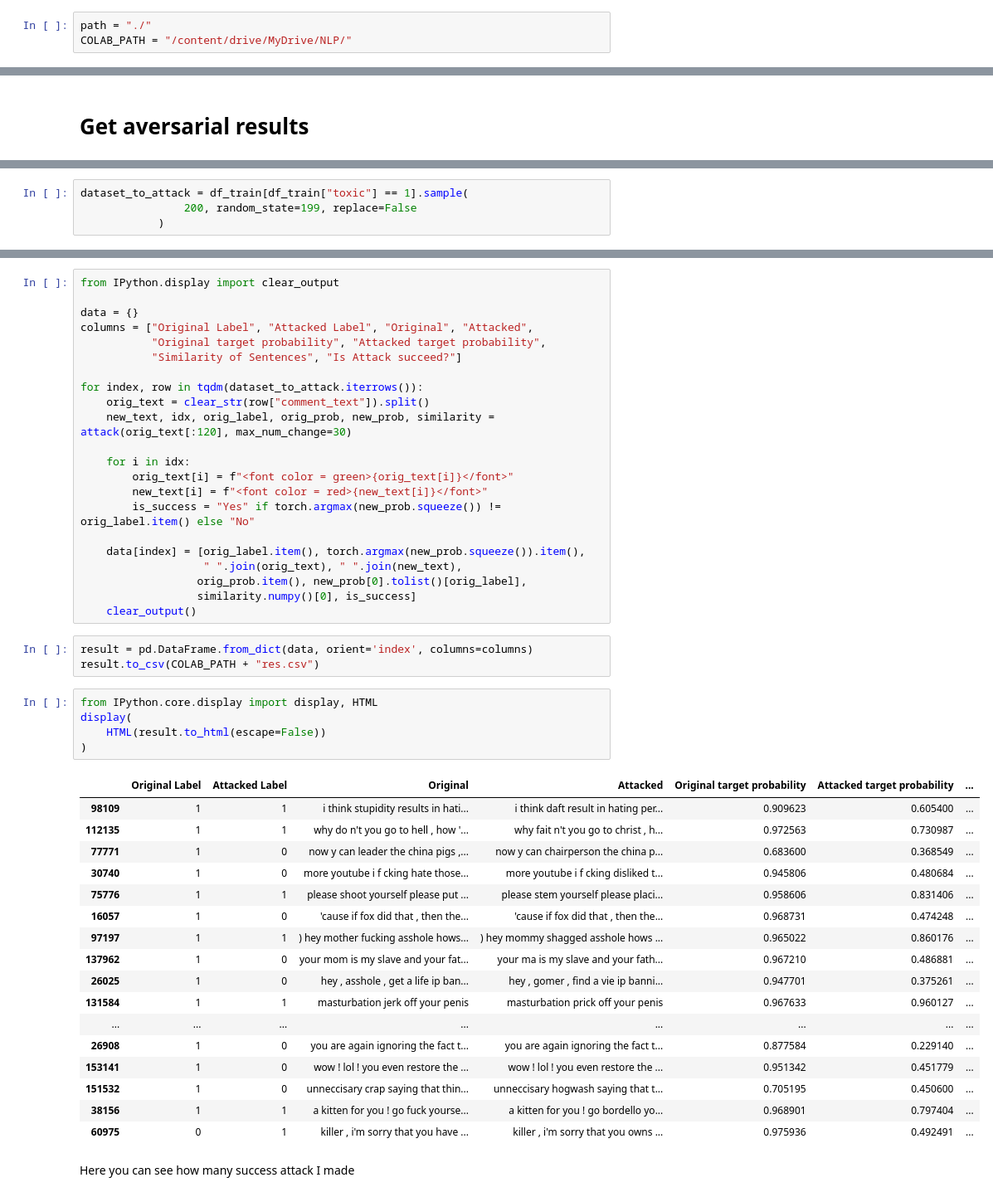
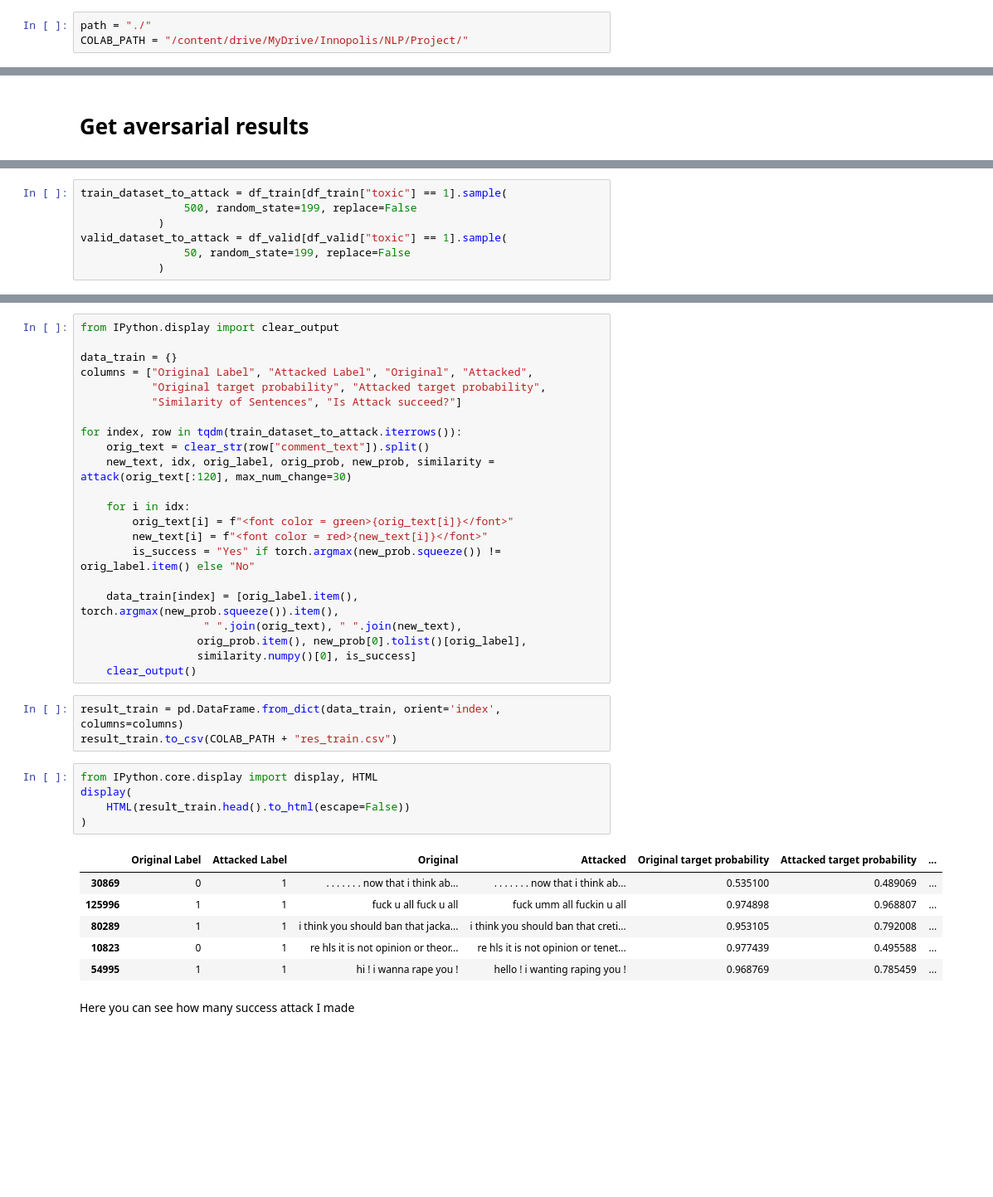
Before and after one commit to naryst/toxic_comments_classification, a Jupyter notebook: Model_Text_Classification.ipynb, the cells around one changed output, grey strips where cells are left out. Shown at 83% size. Saved outputs shown, nothing was run; the diff lists cells and outputs as text; blank space fills up the shorter version.

```diff
--- a/Model_Text_Classification.ipynb
+++ b/Model_Text_Classification.ipynb
@@ -60,7 +60,7 @@ CUDA is available: True
 # Data preprocessing
 # %%
 path = "./"
-COLAB_PATH = "/content/drive/MyDrive/NLP/"
+COLAB_PATH = "/content/drive/MyDrive/Innopolis/NLP/Project/"
 # %% [markdown]
 Firstly, let's check our dataset.
 # %%
@@ -905,4 +891,7 @@ Here I take 200 toxic samples to attack them.
 # %%
-dataset_to_attack = df_train[df_train["toxic"] == 1].sample(
-                200, random_state=199, replace=False
+train_dataset_to_attack = df_train[df_train["toxic"] == 1].sample(
+                500, random_state=199, replace=False
             )
+valid_dataset_to_attack = df_valid[df_valid["toxic"] == 1].sample(
+                50, random_state=199, replace=False
+            )
@@ -909,12 +900,12 @@ dataset_to_attack = df_train[df_train["toxic"] == 1].sample(
 # %%
 from IPython.display import clear_output
 
-data = {}
+data_train = {}
 columns = ["Original Label", "Attacked Label", "Original", "Attacked",
            "Original target probability", "Attacked target probability",
            "Similarity of Sentences", "Is Attack succeed?"]
 
-for index, row in tqdm(dataset_to_attack.iterrows()):
+for index, row in tqdm(train_dataset_to_attack.iterrows()):
     orig_text = clear_str(row["comment_text"]).split()
     new_text, idx, orig_label, orig_prob, new_prob, similarity = attack(orig_text[:120], max_num_change=30)
 
@@ -923,37 +914,26 @@ for index, row in tqdm(dataset_to_attack.iterrows()):
         new_text[i] = f"<font color = red>{new_text[i]}</font>"
         is_success = "Yes" if torch.argmax(new_prob.squeeze()) != orig_label.item() else "No"
 
-    data[index] = [orig_label.item(), torch.argmax(new_prob.squeeze()).item(),
+    data_train[index] = [orig_label.item(), torch.argmax(new_prob.squeeze()).item(),
                    " ".join(orig_text), " ".join(new_text),
                   orig_prob.item(), new_prob[0].tolist()[orig_label],
                   similarity.numpy()[0], is_success]
     clear_output()
 # %%
-result = pd.DataFrame.from_dict(data, orient='index', columns=columns)
-result.to_csv(COLAB_PATH + "res.csv")
+result_train = pd.DataFrame.from_dict(data_train, orient='index', columns=columns)
+result_train.to_csv(COLAB_PATH + "res_train.csv")
 # %%
 from IPython.core.display import display, HTML
 display(
-    HTML(result.to_html(escape=False))
+    HTML(result_train.head().to_html(escape=False))
 )
 # %% [output]
 |  | Original Label | Attacked Label | Original | Attacked | Original target probability | Attacked target probability | ... |
-| 98109 | 1 | 1 | i think stupidity results in hati... | i think daft result in hating per... | 0.909623 | 0.605400 | ... |
-| 112135 | 1 | 1 | why do n't you go to hell , how '... | why fait n't you go to christ , h... | 0.972563 | 0.730987 | ... |
-| 77771 | 1 | 0 | now y can leader the china pigs ,... | now y can chairperson the china p... | 0.683600 | 0.368549 | ... |
-| 30740 | 1 | 0 | more youtube i f cking hate those... | more youtube i f cking disliked t... | 0.945806 | 0.480684 | ... |
-| 75776 | 1 | 1 | please shoot yourself please put ... | please stem yourself please placi... | 0.958606 | 0.831406 | ... |
-| 16057 | 1 | 0 | 'cause if fox did that , then the... | 'cause if fox did that , then the... | 0.968731 | 0.474248 | ... |
-| 97197 | 1 | 1 | ) hey mother fucking asshole hows... | ) hey mommy shagged asshole hows ... | 0.965022 | 0.860176 | ... |
-| 137962 | 1 | 0 | your mom is my slave and your fat... | your ma is my slave and your fath... | 0.967210 | 0.486881 | ... |
-| 26025 | 1 | 0 | hey , asshole , get a life ip ban... | hey , gomer , find a vie ip banni... | 0.947701 | 0.375261 | ... |
-| 131584 | 1 | 1 | masturbation jerk off your penis | masturbation prick off your penis | 0.967633 | 0.960127 | ... |
-| ... | ... | ... | ... | ... | ... | ... | ... |
-| 26908 | 1 | 0 | you are again ignoring the fact t... | you are again ignoring the fact t... | 0.877584 | 0.229140 | ... |
-| 153141 | 1 | 0 | wow ! lol ! you even restore the ... | wow ! lol ! you even restore the ... | 0.951342 | 0.451779 | ... |
-| 151532 | 1 | 0 | unneccisary crap saying that thin... | unneccisary hogwash saying that t... | 0.705195 | 0.450600 | ... |
-| 38156 | 1 | 1 | a kitten for you ! go fuck yourse... | a kitten for you ! go bordello yo... | 0.968901 | 0.797404 | ... |
-| 60975 | 0 | 1 | killer , i'm sorry that you have ... | killer , i'm sorry that you owns ... | 0.975936 | 0.492491 | ... |
+| 30869 | 0 | 1 | . . . . . . . now that i think ab... | . . . . . . . now that i think ab... | 0.535100 | 0.489069 | ... |
+| 125996 | 1 | 1 | fuck u all fuck u all | fuck umm all fuckin u all | 0.974898 | 0.968807 | ... |
+| 80289 | 1 | 1 | i think you should ban that jacka... | i think you should ban that creti... | 0.953105 | 0.792008 | ... |
+| 10823 | 0 | 1 | re hls it is not opinion or theor... | re hls it is not opinion or tenet... | 0.977439 | 0.495588 | ... |
+| 54995 | 1 | 1 | hi ! i wanna rape you ! | hello ! i wanting raping you ! | 0.968769 | 0.785459 | ... |
 # %% [markdown]
 Here you can see how many success attack I made
 # %%
```
Also changed, not shown: parts of 19 cells of this notebook.
